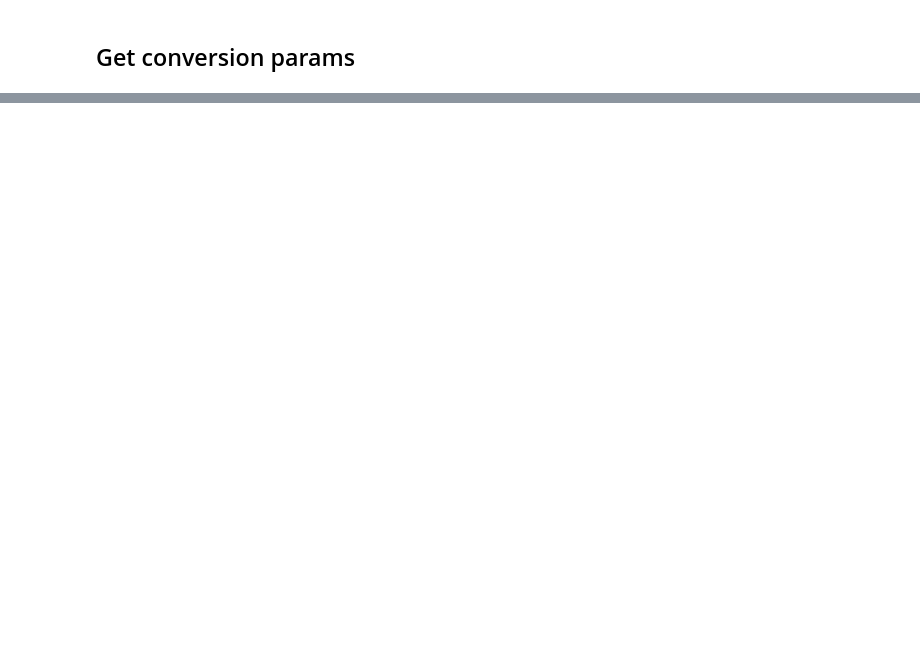
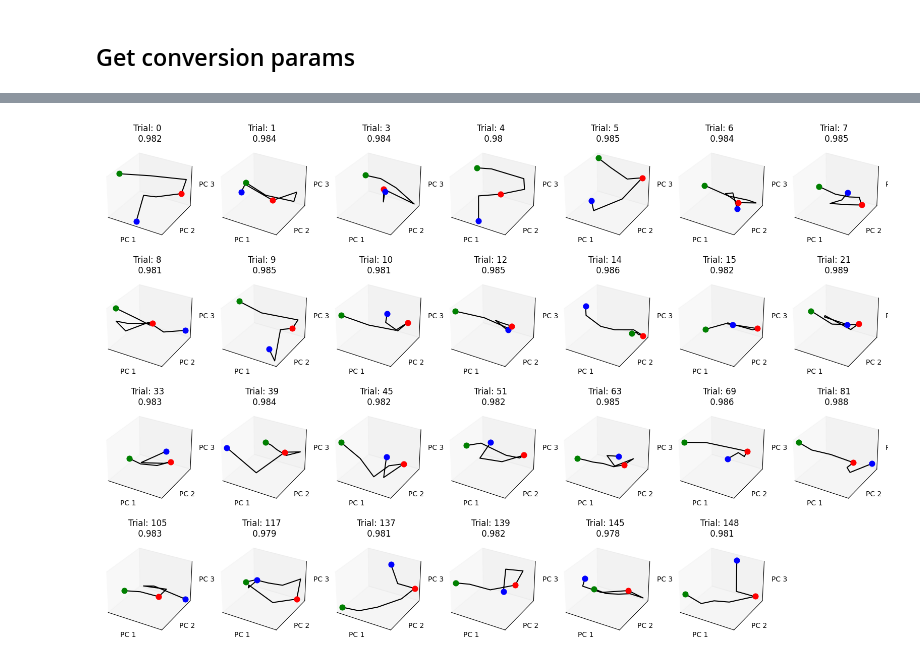
Before and after one commit to hantman-lab/realSpike, a Jupyter notebook: notebooks/pro-svd/pro-svd.ipynb, the cells around one changed output, grey strips where cells are left out. Drawn from its saved outputs; the diff is of its cells as text; code cells hidden in the pictures; blank space fills up the shorter version.

```diff
--- a/notebooks/pro-svd/pro-svd.ipynb
+++ b/notebooks/pro-svd/pro-svd.ipynb
@@ -309,2 +280,0 @@ ax.legend(labels=['Q', 'U - pro', 'U - dumb streaming'])
-# %%
-proj = pro.Q.T @ all_data[0]
@@ -313,7 +280,0 @@ proj.shape
-# %%
-for d in all_data:
-    proj = pro.Q.T @ d
-    plt.plot(proj[:, 0], proj[:, 1])
-plt.xlabel('Component 1')
-plt.ylabel('Component 2')
-plt.title('Projected trajectories using proSVD')
@@ -395,0 +281,53 @@ plt.show()
+# %%
+def get_trial_PCA(trial, pro):
+
+    X = trial
+    proj = pro.U.T @ X                      # shape: (k, T)
+    total_var = np.sum(X ** 2)                # scalar
+    per_comp_var = np.sum(proj ** 2, axis=1)  # shape: (k,)
+    explained_ratio = per_comp_var / total_var  # shape: (k,)
+
+    return proj.T, explained_ratio.sum()
+# %%
+fig, axes = plt.subplots(4, 7, figsize=(20, 13), subplot_kw=dict(projection='3d'))
+
+# Flatten axes array for easy iteration
+axes = axes.flatten()
+
+for i, p in enumerate(all_data):
+
+    p, explained_var = get_trial_PCA(p, pro)
+
+    lift = int(data["lift_ms"][0, control_idxs[i]] / bin_size)
+    # grab duration
+    grab = int(data["grab_ms"][0,control_idxs[i]] / bin_size)
+    # mouth duration
+    mouth = int(data["mouth_ms"][0,control_idxs[i]] / bin_size)
+
+    lift_start = int(50 / bin_size)
+    grab_start = lift_start + (grab - lift)
+    mouth_start = lift_start + (mouth-lift)
+
+    # p = gaussian_filter1d(p, sigma=0.05)
+    #p = gaussian_filter1d(p, sigma=1, axis=0)
+
+    #axes[i].scatter(p[:, 0], p[:, 1], s=1, c=colors)
+    axes[i].plot(p[lift_start:mouth_start+1, 0], p[lift_start:mouth_start+1, 1], p[lift_start:mouth_start+1, 2], c="black")
+    axes[i].set_xlabel(f"PC 1", labelpad=-7)
+    axes[i].set_ylabel(f"PC 2", labelpad=-7)
+    axes[i].set_zlabel(f"PC 3", labelpad=-7)
+    axes[i].set_title(f"Trial: {control_idxs[i]} \n {round(explained_var, 3)}")
+    axes[i].set_xticks([])
+    axes[i].set_yticks([])
+    axes[i].set_zticks([])
+
+
+    axes[i].scatter(p[lift_start, 0], p[lift_start, 1], p[lift_start, 2], s=60, c="blue")
+    axes[i].scatter(p[grab_start, 0], p[grab_start, 1], p[grab_start, 2], s=60, c="red")
+    axes[i].scatter(p[mouth_start, 0], p[mouth_start, 1], p[mouth_start, 2], s=60, c="green")
+
+axes[-1].remove()
+
+plt.savefig(f'/home/clewis/repos/realSpike/data/rb50_20250127/ProSVD_control_{bin_size}ms.png')
+# %% [output]
+[figure, added]
```
Also changed, not shown: parts of 54 cells of this notebook, 3 other files.
